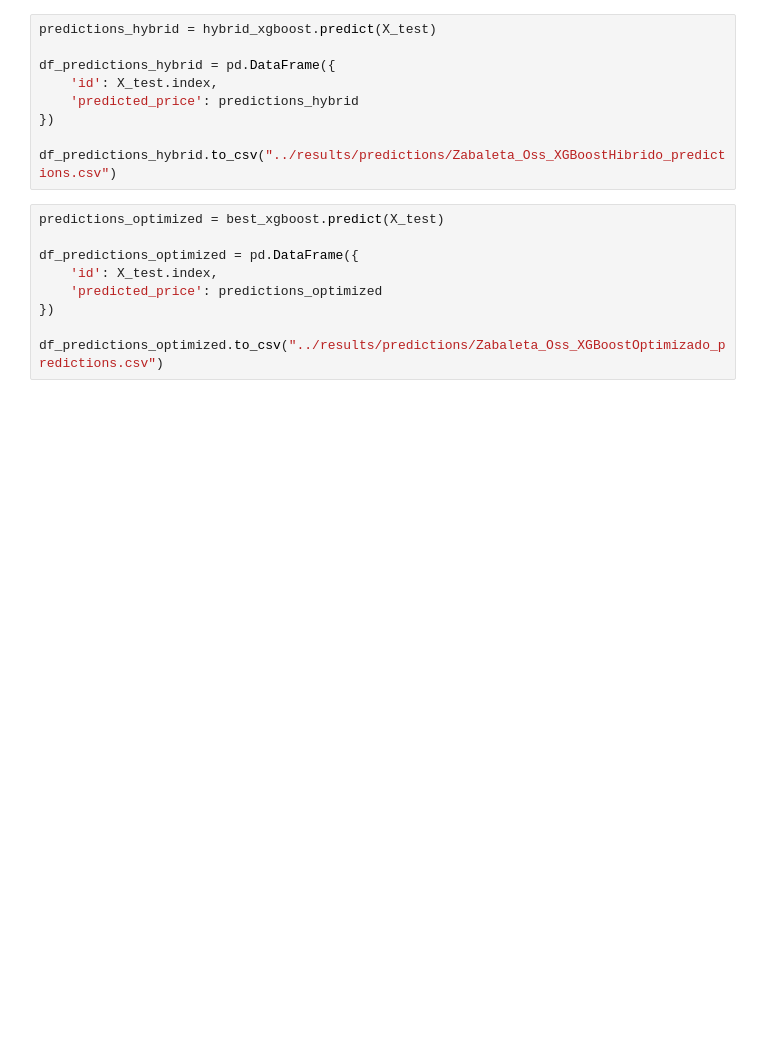
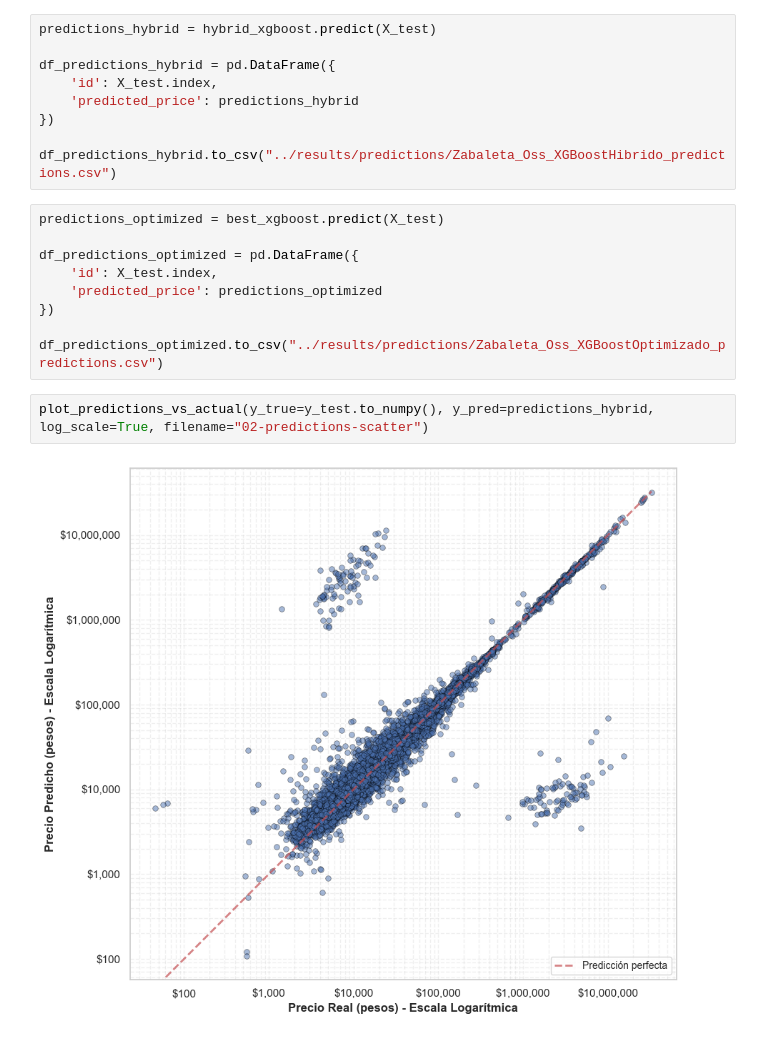
Before and after one commit to gonzabaleta/alquileres, a Jupyter notebook: notebooks/11-comparacion-final.ipynb, the cells around one changed output. Drawn from its saved outputs; the diff is of its cells as text; blank space fills up the shorter version.

Commit message:
predictions scatter plot

```diff
--- a/notebooks/11-comparacion-final.ipynb
+++ b/notebooks/11-comparacion-final.ipynb
@@ -137,3 +137,7 @@ df_predictions_optimized = pd.DataFrame({
 })
 
 df_predictions_optimized.to_csv("../results/predictions/Zabaleta_Oss_XGBoostOptimizado_predictions.csv")
+# %%
+plot_predictions_vs_actual(y_true=y_test.to_numpy(), y_pred=predictions_hybrid, log_scale=True, filename="02-predictions-scatter")
+# %% [output]
+[figure, added]
```
Also changed, not shown: parts of 3 cells of this notebook, 8 other files.
